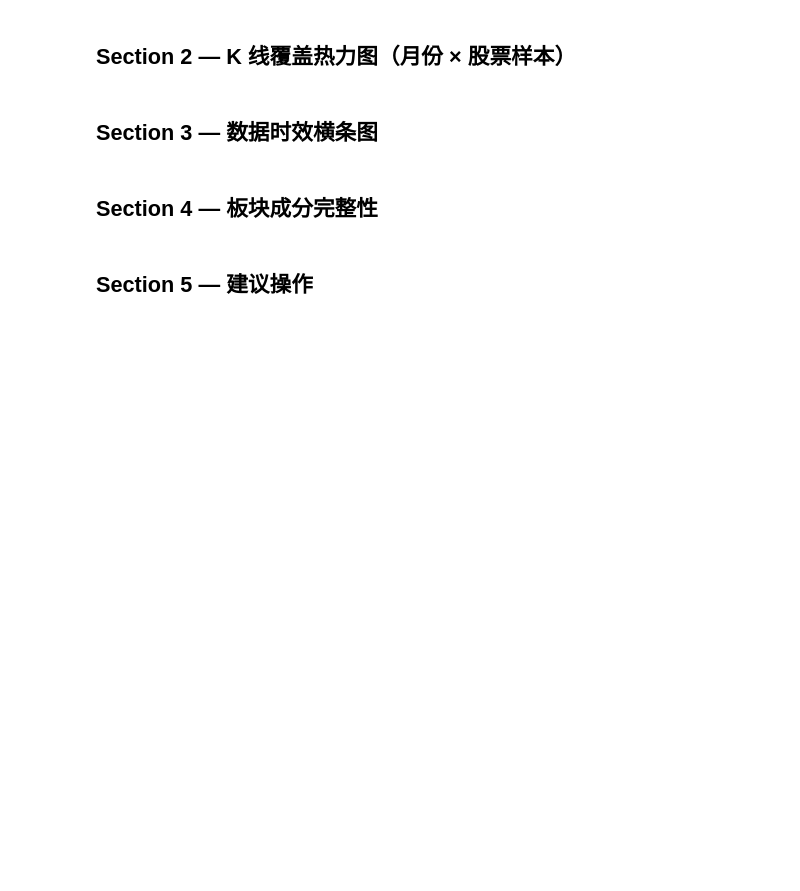
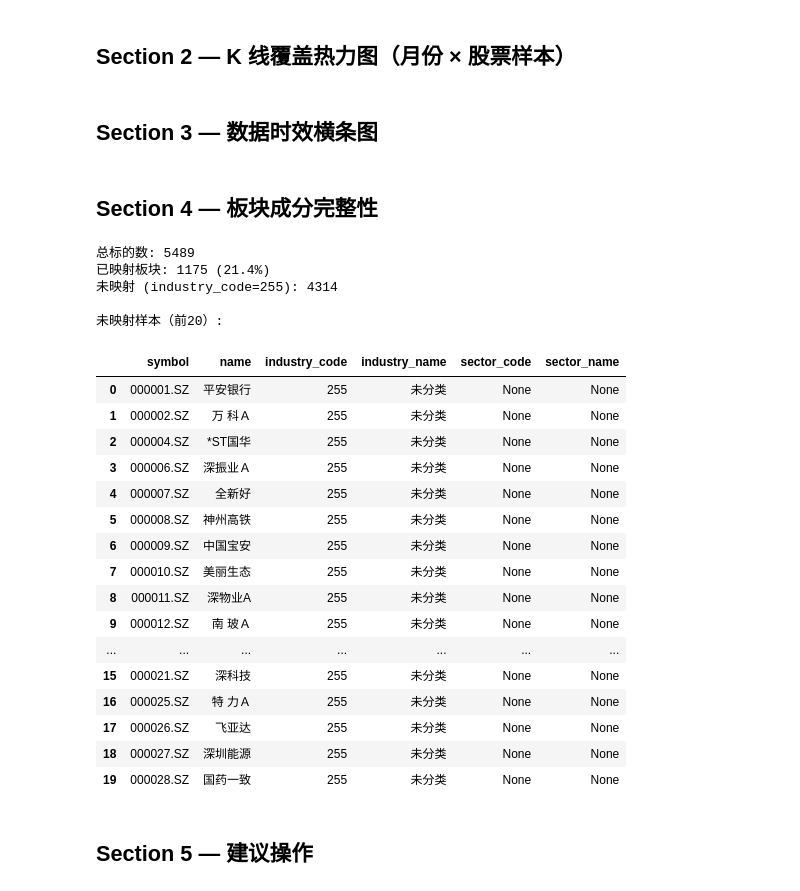
Before and after one commit to huanwei1208/trade, a Jupyter notebook: notebooks/00_data_status.ipynb, the cells around one changed output. Saved outputs shown, nothing was run; the diff lists cells and outputs as text; code cells hidden in the pictures; blank space fills up the shorter version.

```diff
--- a/notebooks/00_data_status.ipynb
+++ b/notebooks/00_data_status.ipynb
@@ -182,7 +189,7 @@ kline_dir = DATA_ROOT / 'kline'
 if not kline_dir.exists() or kline_n == 0:
     print('⚠ 无 K 线数据，跳过热力图')
 else:
-    kline_files = sorted(kline_dir.glob('*.parquet'))[:50]  # 最多显示50只
+    kline_files = sorted(_kline_files())[:50]  # 最多显示50个分片文件
     month_bar_counts = {}
     symbols = []
     for f in kline_files:
@@ -262,38 +269,53 @@ else:
 # %%
 db_path = DATA_ROOT / '.metadata' / 'trade.db'
 if not db_path.exists():
     print('⚠ trade.db 不存在')
 else:
     with sqlite3.connect(str(db_path)) as conn:
-        df_instr = pd.read_sql('SELECT symbol, name, industry FROM instruments ORDER BY symbol', conn)
+        df_instr = pd.read_sql('SELECT symbol, name, industry_code, industry_name, sector_code, sector_name FROM instrument_classification_v ORDER BY symbol', conn)
 
     total = len(df_instr)
-    unknown = (df_instr['industry'] == 0).sum()
+    unknown = (df_instr['industry_code'] == 255).sum()
     pct_ok = (total - unknown) / total * 100 if total > 0 else 0
 
     print(f'总标的数: {total}')
     print(f'已映射板块: {total - unknown} ({pct_ok:.1f}%)')
-    print(f'未映射 (industry=0): {unknown}')
+    print(f'未映射 (industry_code=255): {unknown}')
 
     if unknown > 0:
         print('\n未映射样本（前20）:')
-        display(df_instr[df_instr['industry'] == 0].head(20))
+        display(df_instr[df_instr['industry_code'] == 255].head(20))
     else:
         print('\n✅ 所有标的均已映射到 SW 板块')
 
-    # 板块分布饼图
-    try:
-        from trade_py.analysis.knowledge_graph import SW, SW_NAMES_ZH
-        df_instr['industry_name'] = df_instr['industry'].apply(
-            lambda x: SW_NAMES_ZH.get(SW(int(x)), f'unknown({x})') if x > 0 else '未映射'
-        )
-        dist = df_instr.groupby('industry_name').size().reset_index(name='count').sort_values('count', ascending=False)
-        fig = px.bar(dist, x='industry_name', y='count', title='标的板块分布',
-                     labels={'industry_name': '板块', 'count': '股票数'})
-        fig.update_xaxes(tickangle=45)
-        fig.show()
-    except ImportError:
-        print('（knowledge_graph 未加载，跳过分布图）')
+    dist = df_instr.groupby('industry_name').size().reset_index(name='count').sort_values('count', ascending=False)
+    fig = px.bar(dist, x='industry_name', y='count', title='标的板块分布',
+                 labels={'industry_name': '板块', 'count': '股票数'})
+    fig.update_xaxes(tickangle=45)
+    fig.show()
+# %% [output]
+总标的数: 5489
+已映射板块: 1175 (21.4%)
+未映射 (industry_code=255): 4314
+
+未映射样本（前20）:
+|  | symbol | name | industry_code | industry_name | sector_code | sector_name |
+| 0 | 000001.SZ | 平安银行 | 255 | 未分类 | None | None |
+| 1 | 000002.SZ | 万 科Ａ | 255 | 未分类 | None | None |
+| 2 | 000004.SZ | *ST国华 | 255 | 未分类 | None | None |
+| 3 | 000006.SZ | 深振业Ａ | 255 | 未分类 | None | None |
+| 4 | 000007.SZ | 全新好 | 255 | 未分类 | None | None |
+| 5 | 000008.SZ | 神州高铁 | 255 | 未分类 | None | None |
+| 6 | 000009.SZ | 中国宝安 | 255 | 未分类 | None | None |
+| 7 | 000010.SZ | 美丽生态 | 255 | 未分类 | None | None |
+| 8 | 000011.SZ | 深物业A | 255 | 未分类 | None | None |
+| 9 | 000012.SZ | 南 玻Ａ | 255 | 未分类 | None | None |
+| ... | ... | ... | ... | ... | ... | ... |
+| 15 | 000021.SZ | 深科技 | 255 | 未分类 | None | None |
+| 16 | 000025.SZ | 特 力Ａ | 255 | 未分类 | None | None |
+| 17 | 000026.SZ | 飞亚达 | 255 | 未分类 | None | None |
+| 18 | 000027.SZ | 深圳能源 | 255 | 未分类 | None | None |
+| 19 | 000028.SZ | 国药一致 | 255 | 未分类 | None | None |
 # %% [markdown]
 ## Section 5 — 建议操作
 # %%
```
Also changed, not shown: parts of 4 cells of this notebook, 49 other files.
